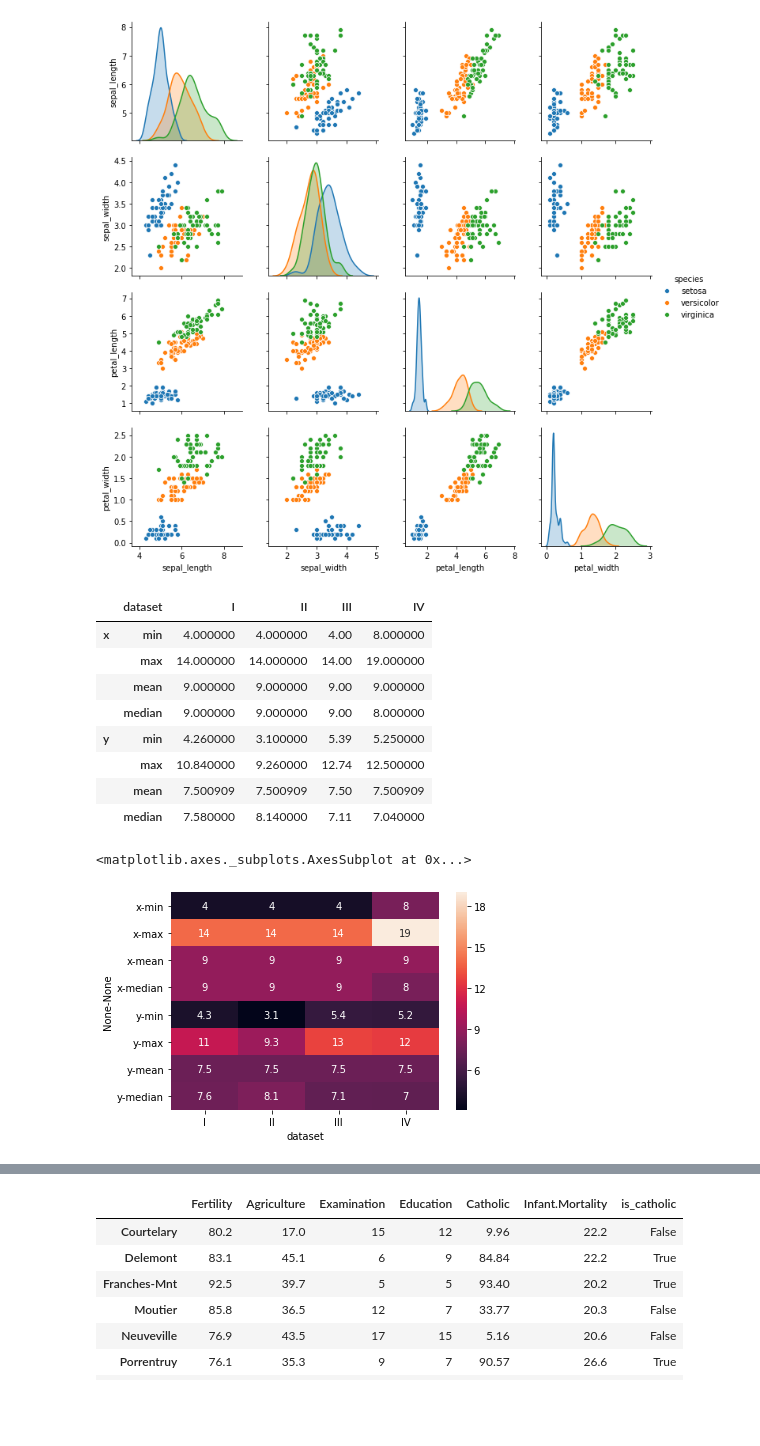
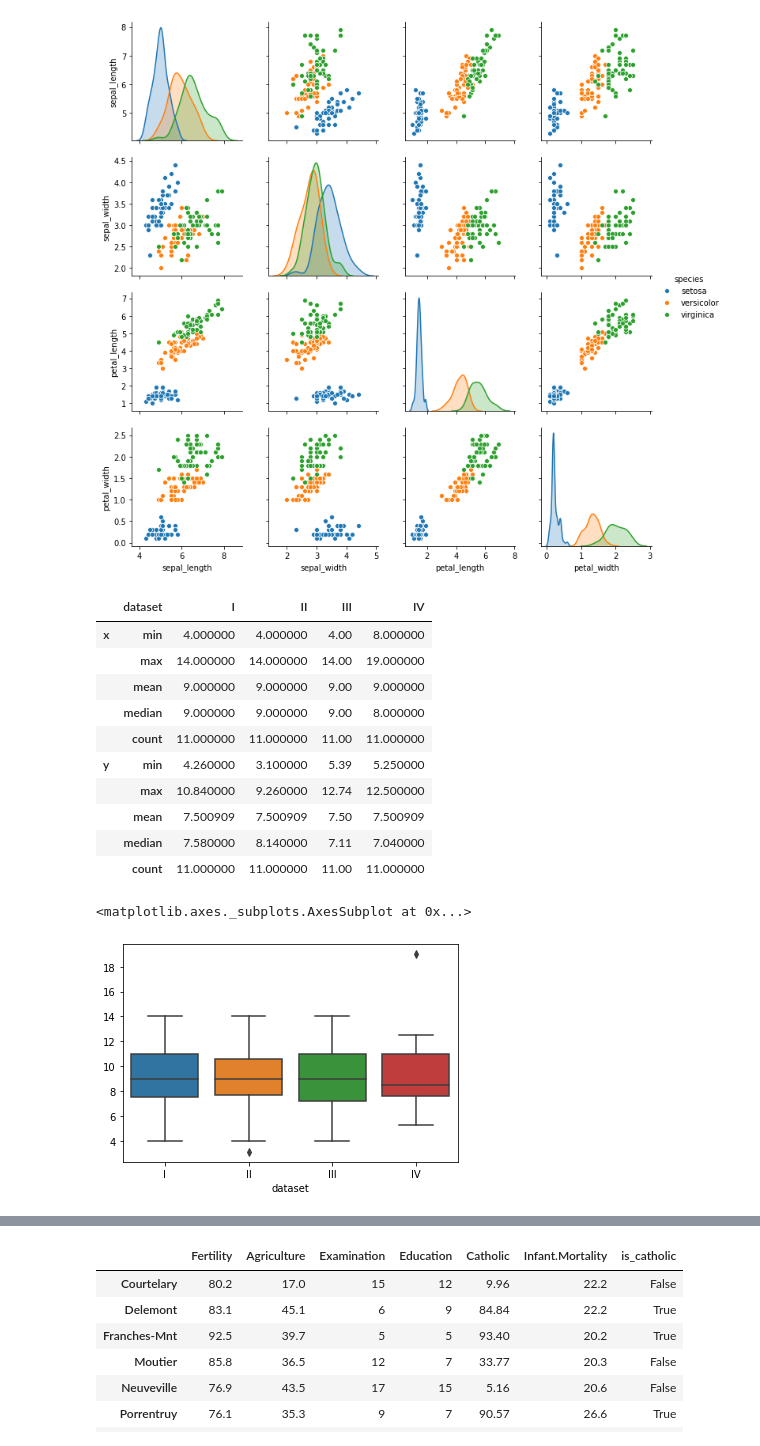
Before and after one commit to cari-holmes/python-exercises, a Jupyter notebook: 4.9_seaborn_exercises.ipynb, the cells around one changed output, grey strips where cells are left out. Saved outputs shown, nothing was run; the diff lists cells and outputs as text; code cells hidden in the pictures; blank space fills up the shorter version.

```diff
--- a/4.9_seaborn_exercises.ipynb
+++ b/4.9_seaborn_exercises.ipynb
@@ -42,27 +44,28 @@ sns.pairplot(iris, hue='species')
 [figure]
 # %%
 #B1.Using the lesson as an example, use seaborn's load_dataset function to load the anscombe data set. Use pandas to group the data by the dataset column, and calculate summary statistics for each dataset. What do you notice?
-
 anscombe = sns.load_dataset('anscombe')
 anscombe.describe()
-grouped = anscombe.groupby('dataset').agg(['min','max','mean','median']).T
-grouped
+n_anscombe = anscombe.groupby('dataset').agg(['min','max','mean','median','count']).T
+n_anscombe
 # %% [output]
 |  | dataset | I | II | III | IV |
 | x | min | 4.000000 | 4.000000 | 4.00 | 8.000000 |
 |  | max | 14.000000 | 14.000000 | 14.00 | 19.000000 |
 |  | mean | 9.000000 | 9.000000 | 9.00 | 9.000000 |
 |  | median | 9.000000 | 9.000000 | 9.00 | 8.000000 |
+|  | count | 11.000000 | 11.000000 | 11.00 | 11.000000 |
 | y | min | 4.260000 | 3.100000 | 5.39 | 5.250000 |
 |  | max | 10.840000 | 9.260000 | 12.74 | 12.500000 |
 |  | mean | 7.500909 | 7.500909 | 7.50 | 7.500909 |
 |  | median | 7.580000 | 8.140000 | 7.11 | 7.040000 |
+|  | count | 11.000000 | 11.000000 | 11.00 | 11.000000 |
 # %%
 #Plot the x and y values from the anscombe data. Each dataset should be in a separate column.
-sns.heatmap(data=grouped, annot=True)
+sns.boxplot(data=n_anscombe)
 # %% [output]
 <matplotlib.axes._subplots.AxesSubplot at 0x...>
-[figure, old version]
+[figure, new version]
 # %%
 #2. Load the InsectSprays dataset and read it's documentation. Create a boxplot that shows the effectiveness of the different insect sprays.
 from pydataset import data
```
Also changed, not shown: parts of 6 cells of this notebook.
